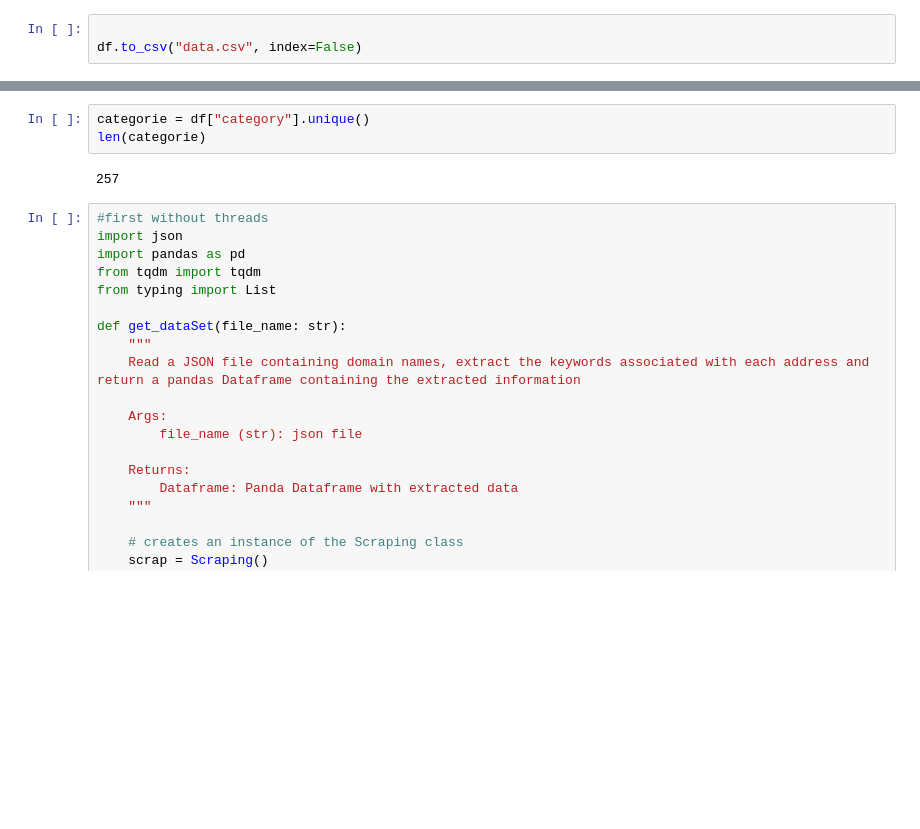
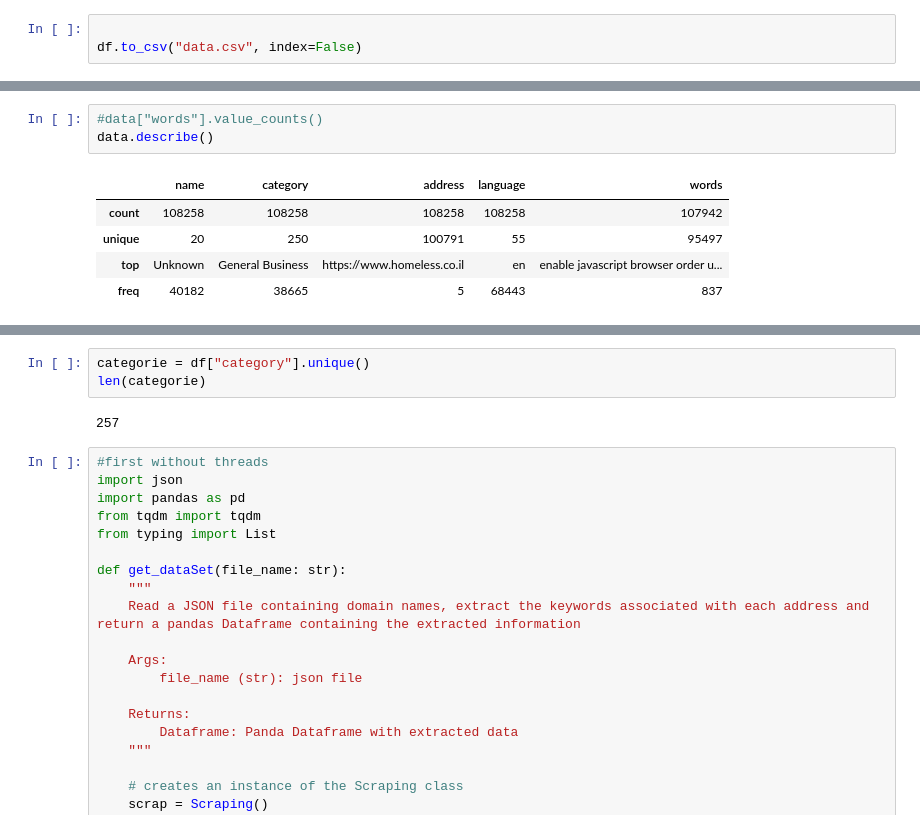
Before and after one commit to Steve2404/Praktikum, a Jupyter notebook: Projekt/scraping_file.ipynb, the cells around one changed output, grey strips where cells are left out. Saved outputs shown, nothing was run; the diff lists cells and outputs as text; blank space fills up the shorter version.

```diff
--- a/Projekt/scraping_file.ipynb
+++ b/Projekt/scraping_file.ipynb
@@ -315,0 +350,9 @@ df = pd.read_csv("DataSete.csv")
+# %%
+#data["words"].value_counts()
+data.describe()
+# %% [output]
+|  | name | category | address | language | words |
+| count | 108258 | 108258 | 108258 | 108258 | 107942 |
+| unique | 20 | 250 | 100791 | 55 | 95497 |
+| top | Unknown | General Business | https://www.homeless.co.il | en | enable javascript browser order u... |
+| freq | 40182 | 38665 | 5 | 68443 | 837 |
```
Also changed, not shown: parts of 21 cells of this notebook, 4 other files.
